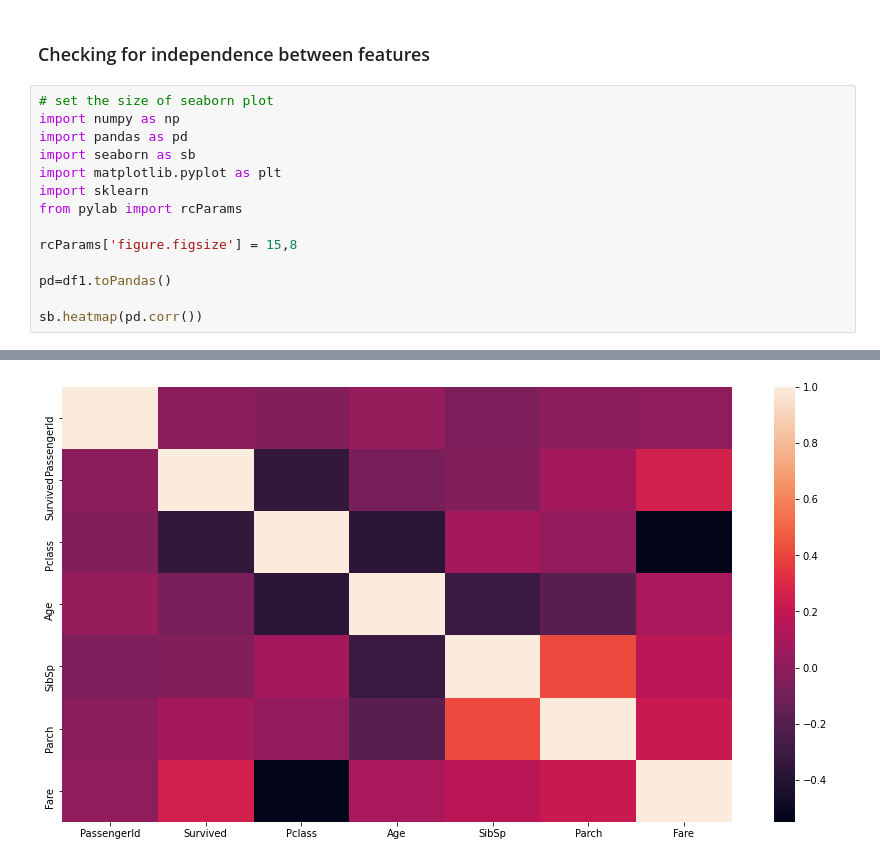
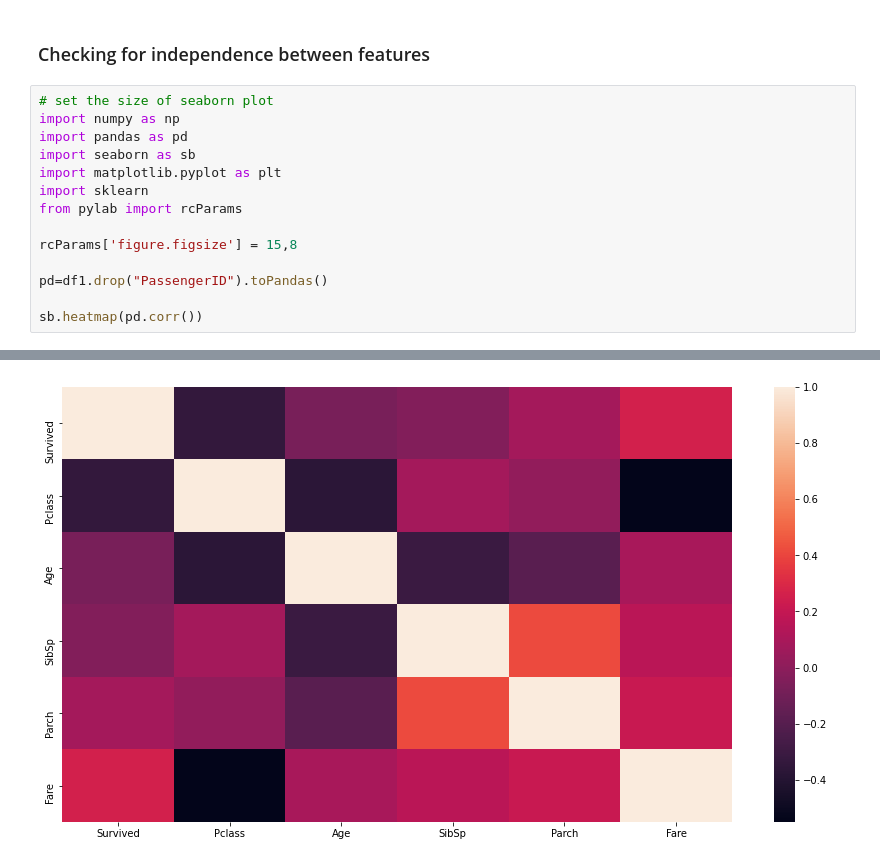
Before and after one commit to Suhong88/ISA460_Fall2021, a Jupyter notebook: Data-Proprocessing-Titanic Example-pyspark-end.ipynb, the cells around one changed output, grey strips where cells are left out. Saved outputs shown, nothing was run; the diff lists cells and outputs as text.

```diff
--- a/Data-Proprocessing-Titanic Example-pyspark-end.ipynb
+++ b/Data-Proprocessing-Titanic Example-pyspark-end.ipynb
@@ -248,18 +307,18 @@ display(df5)
 # %%
 # set the size of seaborn plot
 import numpy as np
 import pandas as pd
 import seaborn as sb
 import matplotlib.pyplot as plt
 import sklearn
 from pylab import rcParams
 
 rcParams['figure.figsize'] = 15,8
 
-pd=df1.toPandas()
+pd=df1.drop("PassengerID").toPandas()
 
 sb.heatmap(pd.corr())
 # %% [output]
 [interactive output not drawn]
-[figure, old version]
+[figure, new version]
 [interactive output not drawn]
```
Also changed, not shown: parts of 17 cells of this notebook.
